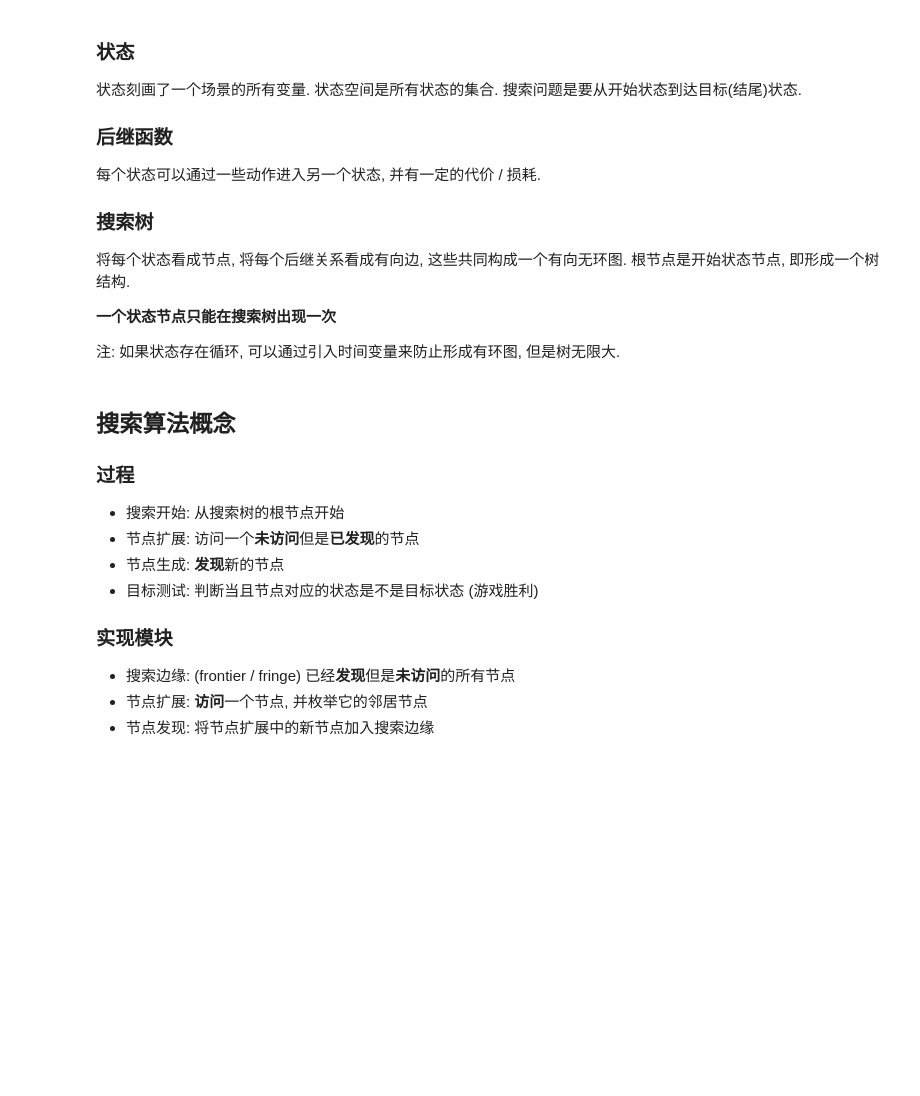
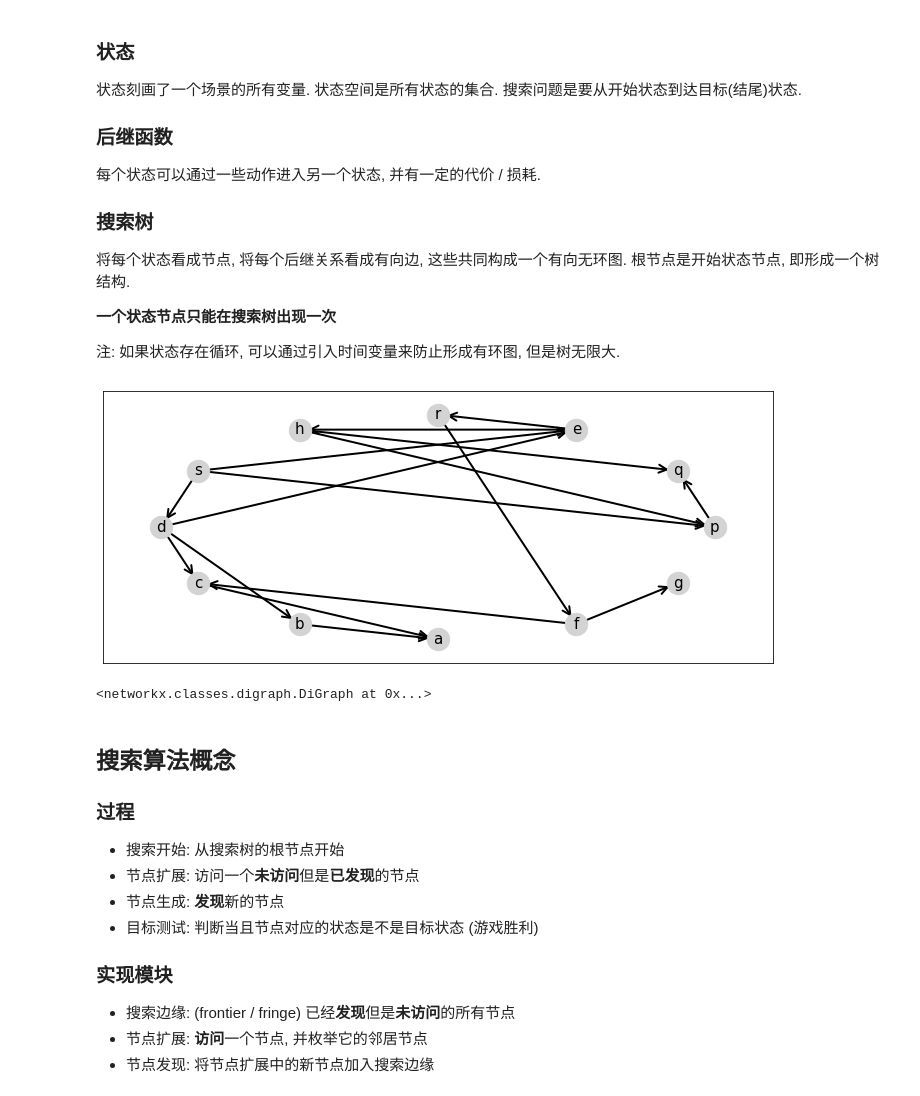
Before and after one commit to ForeverHaibara/Fudan-Courses, a Jupyter notebook: 人工智能/1 无信息搜索.ipynb, the cells around one changed output. Drawn from its saved outputs; the diff is of its cells as text; code cells hidden in the pictures; blank space fills up the shorter version.

```diff
--- a/人工智能/1 无信息搜索.ipynb
+++ b/人工智能/1 无信息搜索.ipynb
@@ -40,9 +40,35 @@ def ConstructGraph(edges):
         nodes[edge[0]].AppendChild(nodes[edge[1]])
     return nodes
 
-graph = ['sd','de','db','dc','ba','ca','fc','fg','rf','er','eh','hq','hp','pq','sp','se']
-graph = sample(graph, len(graph)) # random permutation
-graph = ConstructGraph(graph)
+edges = ['sd','de','db','dc','ba','ca','fc','fg','rf','er','eh','hq','hp','pq','sp','se']
+edges = sample(edges, len(edges)) # random permutation
+graph = ConstructGraph(edges)
+# %%
+import networkx as nx
+from matplotlib import pyplot as plt
+
+def NXGraph(edges):
+    G = nx.DiGraph()
+    for nodes in edges:
+        G.add_edge(nodes[0], nodes[1])
+
+    pos = nx.shell_layout(G)
+    # weight = nx.get_edge_attributes(G, "weight")
+
+    nx.draw_networkx_nodes(G, pos, node_size=500, node_color='lightgray')
+    nx.draw_networkx_edges(G, pos, width=2, arrowstyle='->', arrowsize=20)
+    nx.draw_networkx_labels(G, pos, font_size=15, font_color='black')
+    # nx.draw_networkx_edge_labels(G, pos, weight)
+    plt.show()
+    return G
+
+edges = ['sd','de','db','dc','ba','ca','fc','fg','rf','er','eh','hq','hp','pq','sp','se']
+edges = sample(edges, len(edges)) # random permutation
+plt.figure(figsize = (12, 5))
+NXGraph(edges)
+# %% [output]
+[figure, added]
+<networkx.classes.digraph.DiGraph at 0x...>
 # %% [markdown]
 ## 搜索算法概念
 
```
Also changed, not shown: parts of 3 cells of this notebook, 1 other file.
